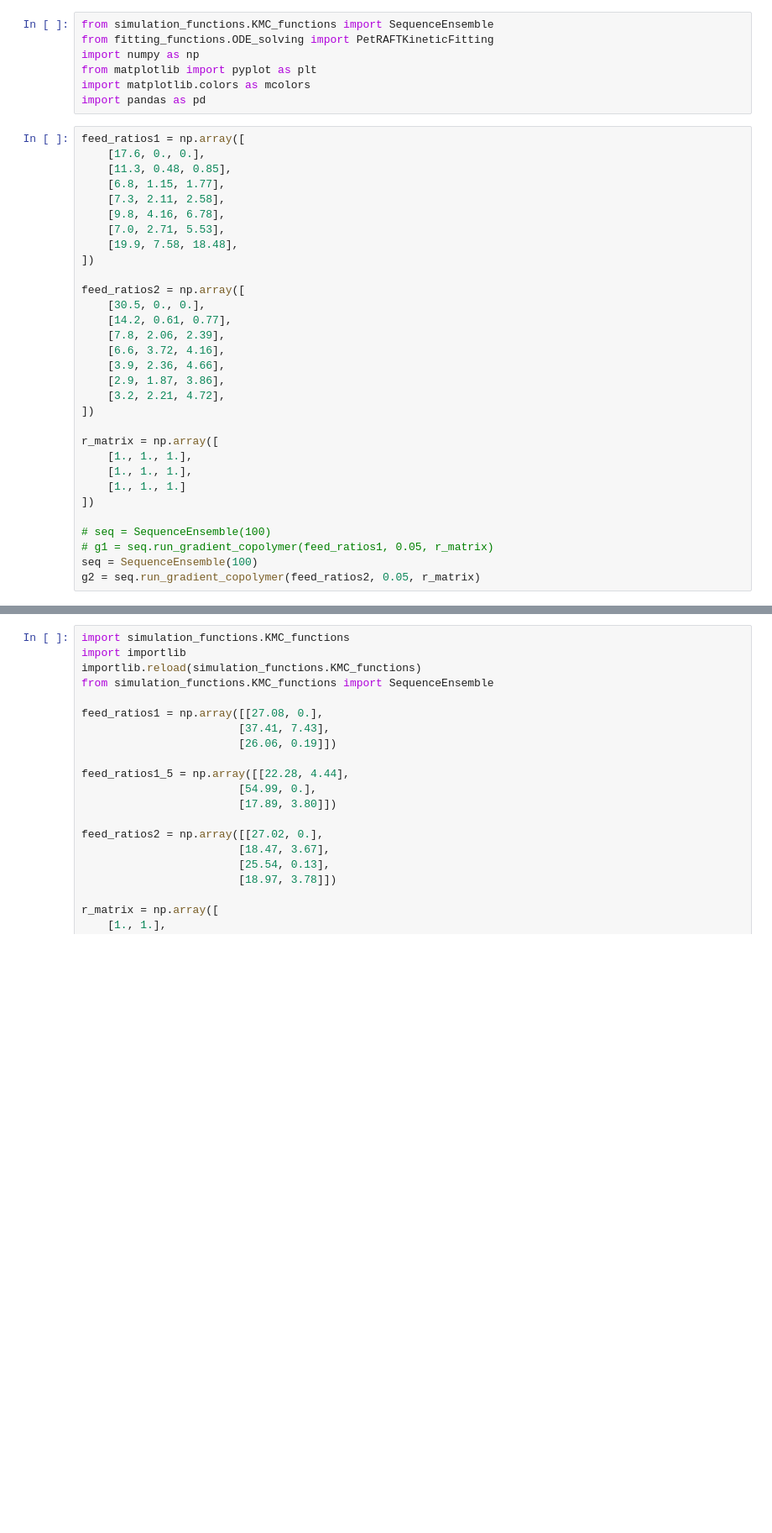
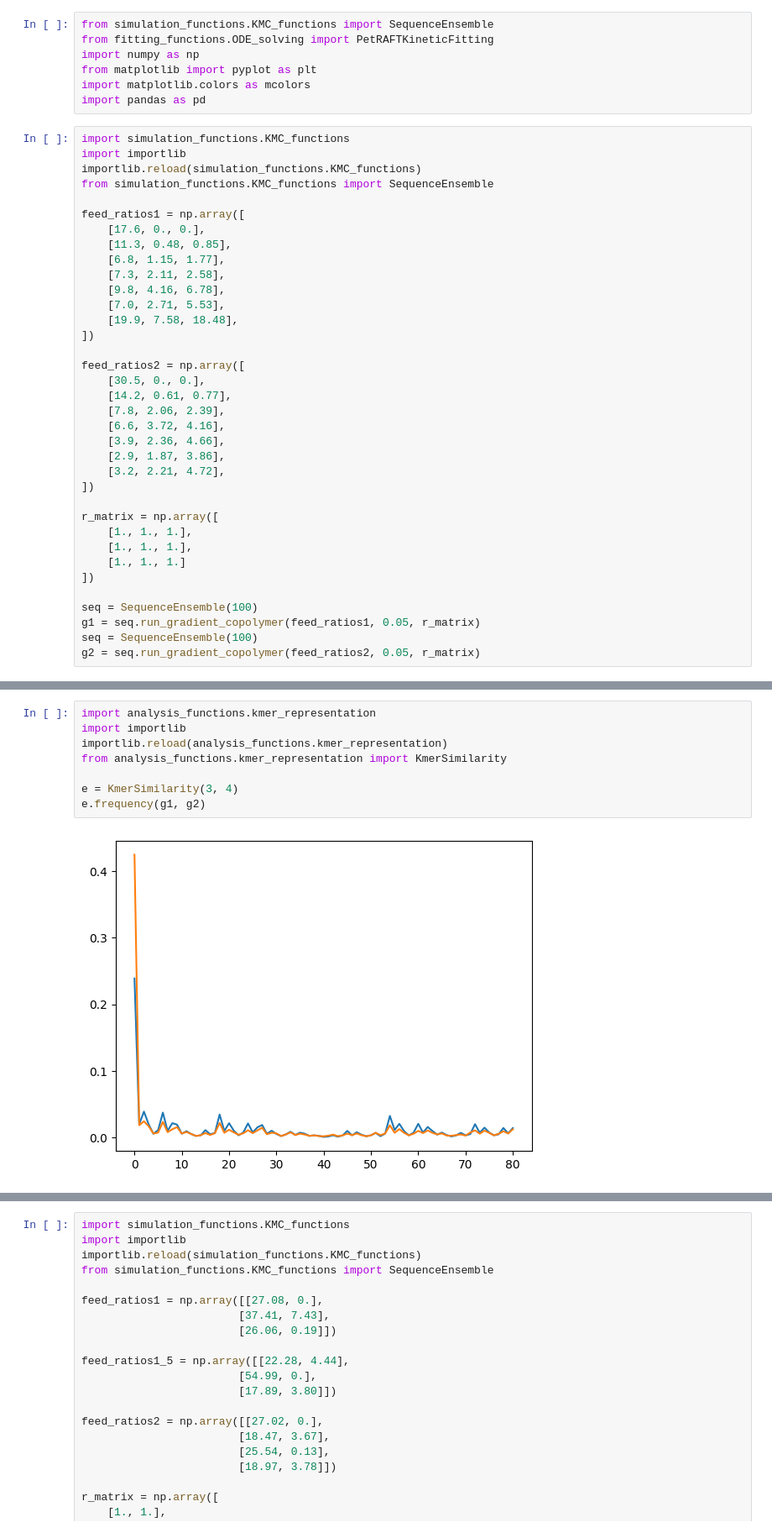
Before and after one commit to UNC-Knight-Lab/prism, a Jupyter notebook: main_nb.ipynb, the cells around one changed output, grey strips where cells are left out. Shown at 84% size. Drawn from its saved outputs; the diff is of its cells as text; blank space fills up the shorter version.

```diff
--- a/main_nb.ipynb
+++ b/main_nb.ipynb
@@ -6,6 +6,11 @@ from matplotlib import pyplot as plt
 import matplotlib.colors as mcolors
 import pandas as pd
 # %%
+import simulation_functions.KMC_functions
+import importlib
+importlib.reload(simulation_functions.KMC_functions)
+from simulation_functions.KMC_functions import SequenceEnsemble
+
 feed_ratios1 = np.array([
     [17.6, 0., 0.],
     [11.3, 0.48, 0.85],
@@ -32,8 +37,8 @@ r_matrix = np.array([
     [1., 1., 1.]
 ])
 
-# seq = SequenceEnsemble(100)
-# g1 = seq.run_gradient_copolymer(feed_ratios1, 0.05, r_matrix)
+seq = SequenceEnsemble(100)
+g1 = seq.run_gradient_copolymer(feed_ratios1, 0.05, r_matrix)
 seq = SequenceEnsemble(100)
 g2 = seq.run_gradient_copolymer(feed_ratios2, 0.05, r_matrix)
 # %% [output]
@@ -42,0 +59,10 @@ KeyboardInterrupt:
+# %%
+import analysis_functions.kmer_representation
+import importlib
+importlib.reload(analysis_functions.kmer_representation)
+from analysis_functions.kmer_representation import KmerSimilarity
+
+e = KmerSimilarity(3, 4)
+e.frequency(g1, g2)
+# %% [output]
+[figure, added]
```
Also changed, not shown: parts of 3 cells of this notebook, 2 other files.
